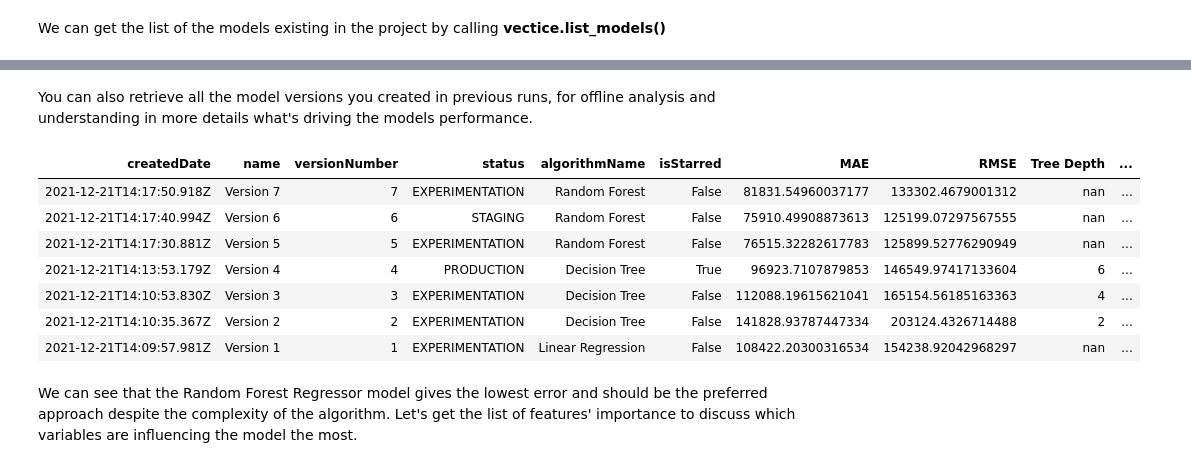
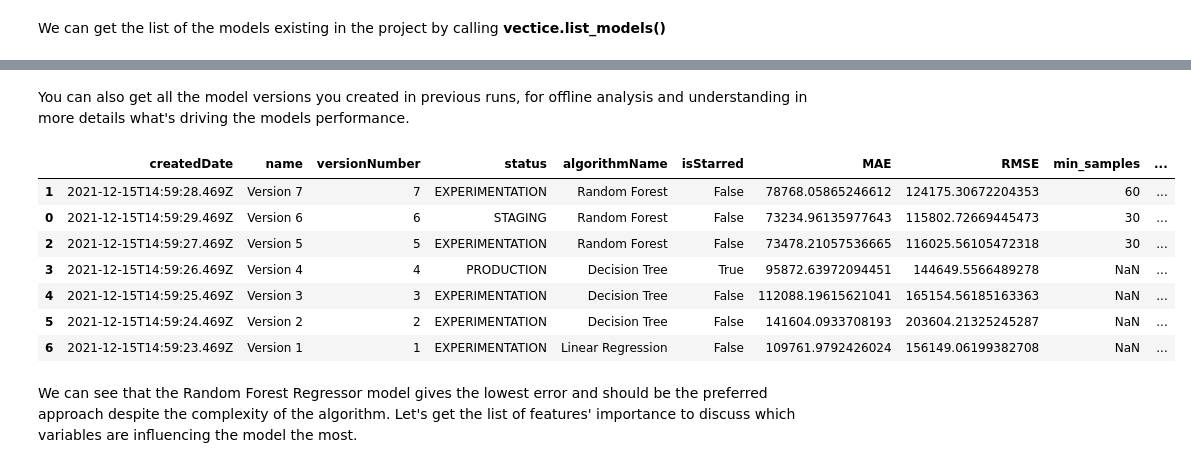
Before and after one commit to jingyanwang/skill_to_l3_example, a Jupyter notebook: Notebooks/Vanilla/Tutorial/Tutorial_Modelling_All_Sagemaker.ipynb, the cells around one changed output, grey strips where cells are left out. Cells and saved outputs as stored; diff of their text form; code cells hidden in the pictures.

```diff
--- a/Notebooks/Vanilla/Tutorial/Tutorial_Modelling_All_Sagemaker.ipynb
+++ b/Notebooks/Vanilla/Tutorial/Tutorial_Modelling_All_Sagemaker.ipynb
@@ -233,2 +301,0 @@ We can update a model's type or description by using **vectice.update_model()**
-# %%
-vectice.update_model(parent_name="S3_Regressor", model_type=ModelType.REGRESSION, description="Model description")
@@ -323,17 +302,16 @@ vectice.list_models().list
 # %% [markdown]
-You can also retrieve all the model versions you created in previous runs, for offline analysis and understanding in more details what's driving the models performance.
+You can also get all the model versions you created in previous runs, for offline analysis and understanding in more details what's driving the models performance.
-# %%
-df = vectice.list_model_versions_dataframe(194)
-df
-# %% [output]
-| createdDate | name | versionNumber | status | algorithmName | isStarred | MAE | RMSE | Tree Depth | ... |
-| 2021-12-21T14:17:50.918Z | Version 7 | 7 | EXPERIMENTATION | Random Forest | False | 81831.54960037177 | 133302.4679001312 | nan | ... |
-| 2021-12-21T14:17:40.994Z | Version 6 | 6 | STAGING | Random Forest | False | 75910.49908873613 | 125199.07297567555 | nan | ... |
-| 2021-12-21T14:17:30.881Z | Version 5 | 5 | EXPERIMENTATION | Random Forest | False | 76515.32282617783 | 125899.52776290949 | nan | ... |
-| 2021-12-21T14:13:53.179Z | Version 4 | 4 | PRODUCTION | Decision Tree | True | 96923.7107879853 | 146549.97417133604 | 6 | ... |
-| 2021-12-21T14:10:53.830Z | Version 3 | 3 | EXPERIMENTATION | Decision Tree | False | 112088.19615621041 | 165154.56185163363 | 4 | ... |
-| 2021-12-21T14:10:35.367Z | Version 2 | 2 | EXPERIMENTATION | Decision Tree | False | 141828.93787447334 | 203124.4326714488 | 2 | ... |
-| 2021-12-21T14:09:57.981Z | Version 1 | 1 | EXPERIMENTATION | Linear Regression | False | 108422.20300316534 | 154238.92042968297 | nan | ... |
+# %%
+vectice.list_model_versions_dataframe(model_id = 2449)
+# %% [output]
+|  | createdDate | name | versionNumber | status | algorithmName | isStarred | MAE | RMSE | min_samples | ... |
+| 1 | 2021-12-15T14:59:28.469Z | Version 7 | 7 | EXPERIMENTATION | Random Forest | False | 78768.05865246612 | 124175.30672204353 | 60 | ... |
+| 0 | 2021-12-15T14:59:29.469Z | Version 6 | 6 | STAGING | Random Forest | False | 73234.96135977643 | 115802.72669445473 | 30 | ... |
+| 2 | 2021-12-15T14:59:27.469Z | Version 5 | 5 | EXPERIMENTATION | Random Forest | False | 73478.21057536665 | 116025.56105472318 | 30 | ... |
+| 3 | 2021-12-15T14:59:26.469Z | Version 4 | 4 | PRODUCTION | Decision Tree | True | 95872.63972094451 | 144649.5566489278 | NaN | ... |
+| 4 | 2021-12-15T14:59:25.469Z | Version 3 | 3 | EXPERIMENTATION | Decision Tree | False | 112088.19615621041 | 165154.56185163363 | NaN | ... |
+| 5 | 2021-12-15T14:59:24.469Z | Version 2 | 2 | EXPERIMENTATION | Decision Tree | False | 141604.0933708193 | 203604.21325245287 | NaN | ... |
+| 6 | 2021-12-15T14:59:23.469Z | Version 1 | 1 | EXPERIMENTATION | Linear Regression | False | 109761.9792426024 | 156149.06199382708 | NaN | ... |
 # %% [markdown]
 We can see that the Random Forest Regressor model gives the lowest error and should be the preferred approach despite the complexity of the algorithm. Let's get the list of features' importance to discuss which variables are influencing the model the most.
 # %%
```
Also changed, not shown: parts of 38 cells of this notebook.
